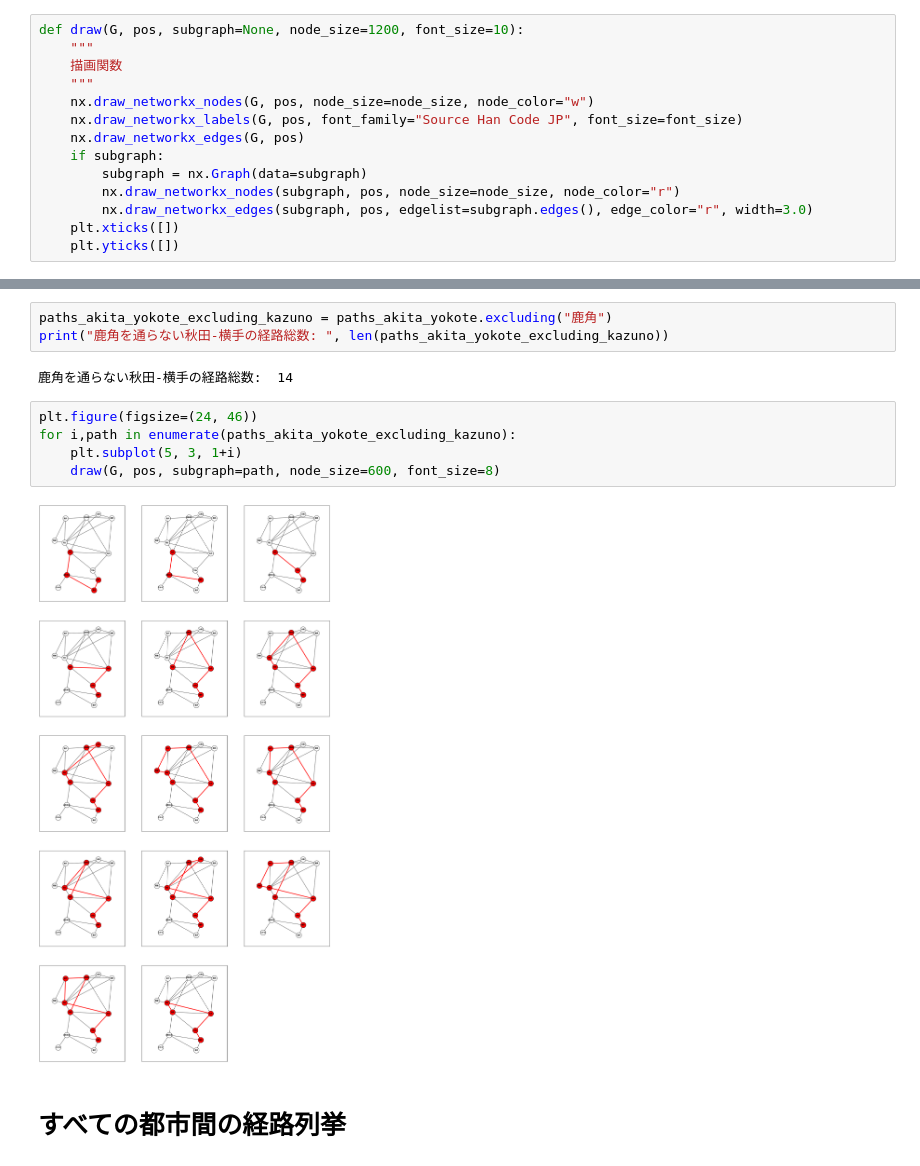
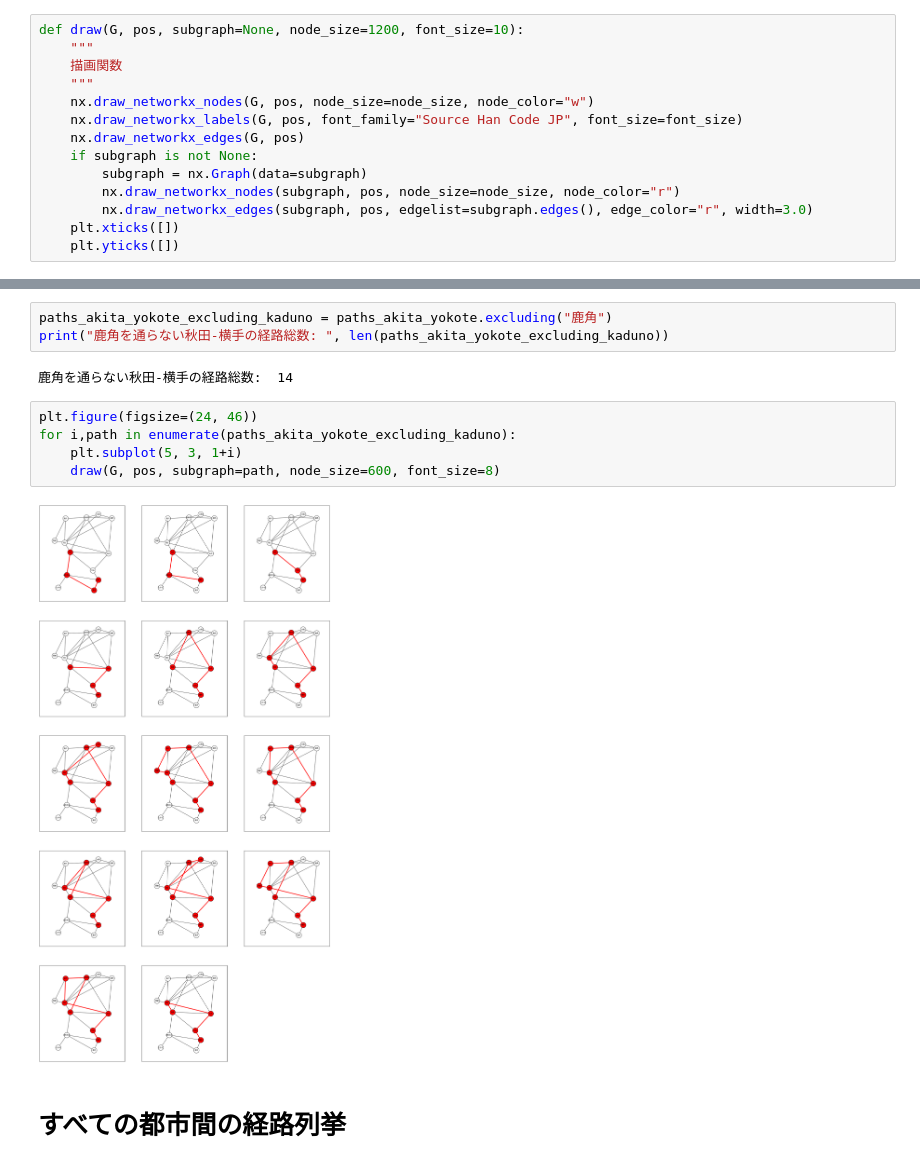
Before and after one commit to N0nki/OC2017_demo, a Jupyter notebook: graphillion_demo_akita.ipynb, the cells around one changed output, grey strips where cells are left out. Drawn from its saved outputs; the diff is of its cells as text.

```diff
--- a/graphillion_demo_akita.ipynb
+++ b/graphillion_demo_akita.ipynb
@@ -79,7 +79,7 @@ def draw(G, pos, subgraph=None, node_size=1200, font_size=10):
     nx.draw_networkx_nodes(G, pos, node_size=node_size, node_color="w")
     nx.draw_networkx_labels(G, pos, font_family="Source Han Code JP", font_size=font_size)
     nx.draw_networkx_edges(G, pos)
-    if subgraph:
+    if subgraph is not None:
         subgraph = nx.Graph(data=subgraph)
         nx.draw_networkx_nodes(subgraph, pos, node_size=node_size, node_color="r")
         nx.draw_networkx_edges(subgraph, pos, edgelist=subgraph.edges(), edge_color="r", width=3.0)
@@ -133,17 +133,17 @@ for i,path in enumerate(paths_akita_yokote):
 # %% [markdown]
 秋田-横手の経路の中で鹿角を通らない経路を求める
 # %%
-paths_akita_yokote_excluding_kazuno = paths_akita_yokote.excluding("鹿角")
-print("鹿角を通らない秋田-横手の経路総数: ", len(paths_akita_yokote_excluding_kazuno))
+paths_akita_yokote_excluding_kaduno = paths_akita_yokote.excluding("鹿角")
+print("鹿角を通らない秋田-横手の経路総数: ", len(paths_akita_yokote_excluding_kaduno))
 # %% [output]
 鹿角を通らない秋田-横手の経路総数:  14
 # %%
 plt.figure(figsize=(24, 46))
-for i,path in enumerate(paths_akita_yokote_excluding_kazuno):
+for i,path in enumerate(paths_akita_yokote_excluding_kaduno):
     plt.subplot(5, 3, 1+i)
     draw(G, pos, subgraph=path, node_size=600, font_size=8)
 # %% [output]
-[figure, old version]
+[figure, new version]
 # %% [markdown]
 # すべての都市間の経路列挙
 # %% [markdown]
```
Also changed, not shown: parts of 4 cells of this notebook.
